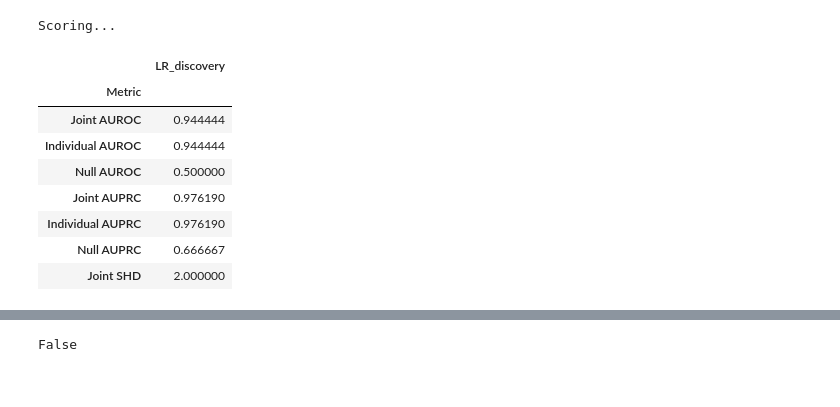
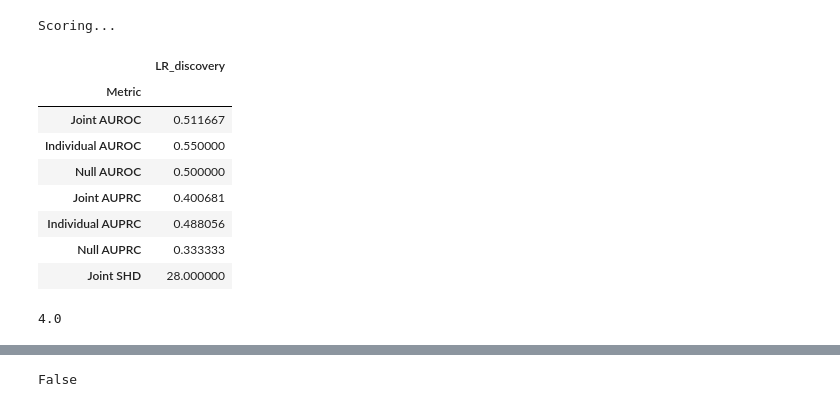
Before and after one commit to julienboussard/ODEDriverIdentifiability, a Jupyter notebook: notebooks/eval_pipeline_lowrankdiscovery.ipynb, the cells around one changed output, grey strips where cells are left out. Saved outputs shown, nothing was run; the diff lists cells and outputs as text; code cells hidden in the pictures.

```diff
--- a/notebooks/eval_pipeline_lowrankdiscovery.ipynb
+++ b/notebooks/eval_pipeline_lowrankdiscovery.ipynb
@@ -102,6 +107,8 @@ plot_scm(G);
 # %%
-tau = 0
-T = timeseries.shape[1]
-D = timeseries.shape[-1]
-timeseries_stacked = np.stack([np.stack([timeseries[k, i:i + tau + 1] for i in range(T - tau)]) for k in range(timeseries.shape[0])])
-timeseries_stacked.shape
+# tau = 0
+# T = timeseries.shape[1]
+# D = timeseries.shape[-1]
+# timeseries_stacked = np.stack([np.stack([timeseries[k, i:i + tau + 1] for i in range(T - tau)]) for k in range(timeseries.shape[0])])
+# timeseries_stacked.shape
+
+timeseries_stacked = timeseries[:, :, None]
@@ -118,19 +120,0 @@ timeseries_stacked.shape
-# %%
-tau_max = 1 # i.e. no delay
-
-## Estimate adjacency matrix
-lowrank_adj_matrix = []
-
-for x in [timeseries[:, :, None][0]]:
-    lowrank_model = StructuredODEDiscovery(
-        t = tau_max,
-        n = 3,
-        L_lipschitz = 1,
-        is_lipschitz = False,
-        hidden_dim = 32,
-        n_layers = 2,
-        device = device,
-    )
-    trained_model, mask = lowrank_model.run(X=torch.tensor(x).to(device), l0_l1_l2='l0', th=0.5, lr=0.001, lambda_grad=100, lambda_m = 0.001, n_inner_min_sparse = 100, batch_size=32, n_inner=4_000, patience = 200)
-    lowrank_adj_matrix.append(mask.detach().cpu().numpy())
-#     lowrank_S_matrix.append(copy.deepcopy(lowrank_model.model.S))
@@ -157,19 +269,25 @@ array([[0, 1, 1],
 # %%
 results_scores = score(
-    preds= (np.array(lowrank_adj_matrix)[:5, 0]), #.transpose((0, 2, 1)), # Need to transpos
-    labs= adj_matrix,
+    preds= np.array(lowrank_adj_matrix)[:, 0], #.transpose((0, 2, 1)), # Need to transpose
+    labs= ds['adjacency_matrix_summary'].to_numpy(),
     name='LR_discovery'
 )
 
 results_scores
 # %% [output]
 Scoring...
 |  | LR_discovery |
 | Metric |  |
-| Joint AUROC | 0.944444 |
-| Individual AUROC | 0.944444 |
+| Joint AUROC | 0.511667 |
+| Individual AUROC | 0.550000 |
 | Null AUROC | 0.500000 |
-| Joint AUPRC | 0.976190 |
-| Individual AUPRC | 0.976190 |
-| Null AUPRC | 0.666667 |
-| Joint SHD | 2.000000 |
+| Joint AUPRC | 0.400681 |
+| Individual AUPRC | 0.488056 |
+| Null AUPRC | 0.333333 |
+| Joint SHD | 28.000000 |
+# %%
+results_scores.loc["Joint SHD", "LR_discovery"]
+# results_dict["joint_auroc"] = results_scores.loc["Joint AUROC", model_name]
+# results_dict["joint_auprc"] = results_scores.loc["Joint AUPRC", model_name]
+# %% [output]
+4.0
```
Also changed, not shown: parts of 32 cells of this notebook, 20 other files.
